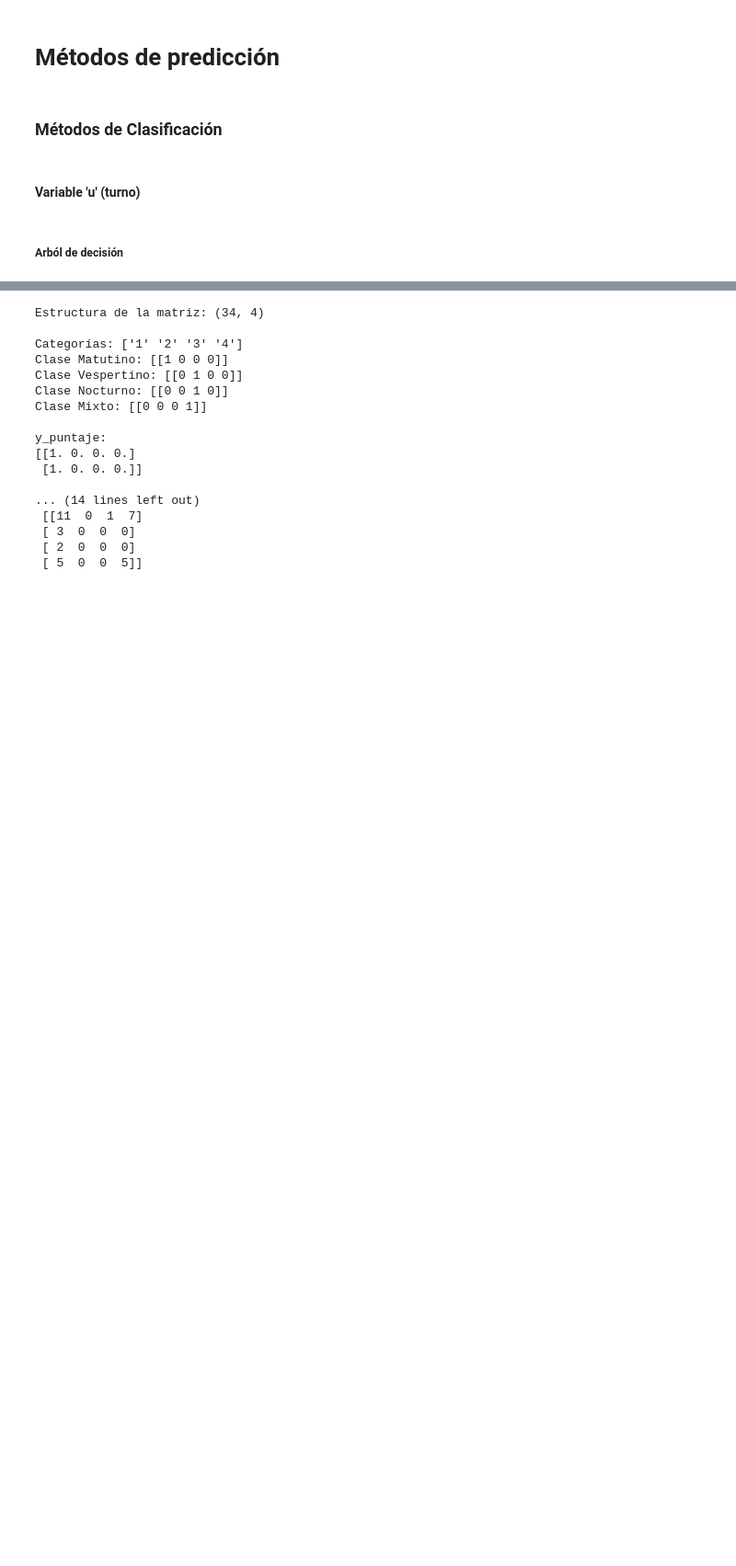
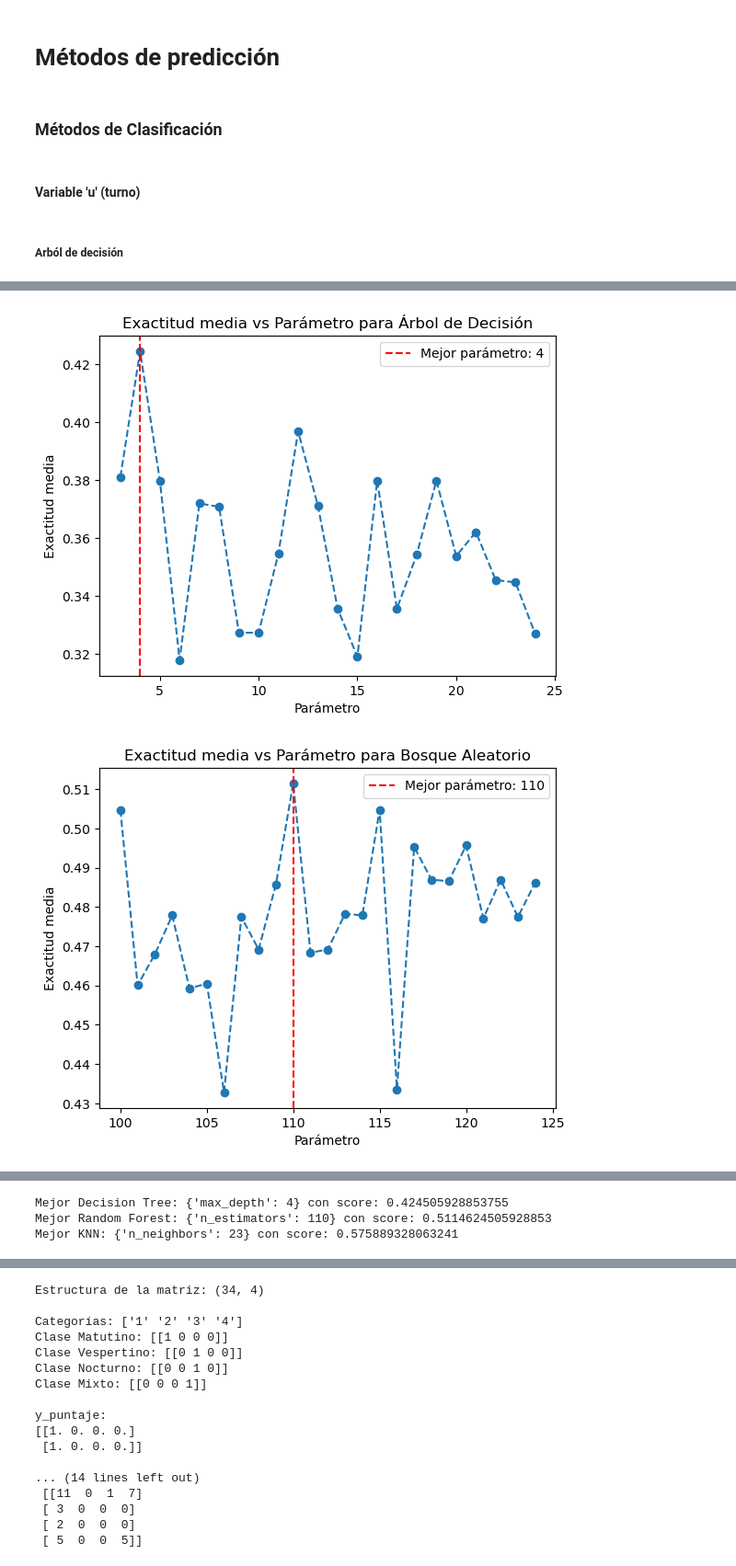
Before and after one commit to paco-da/crispy-invention_metodos, a Jupyter notebook: metodos_predictivos.ipynb, the cells around one changed output, grey strips where cells are left out. Shown at 92% size. Cells and saved outputs as stored; diff of their text form; code cells hidden in the pictures; blank space fills up the shorter version.

Commit message:
realice funcion que itera, pero no grafica la desviacion estandar. checare si no es mas facil trabajar sobre el codigo que ya tengo

```diff
--- a/metodos_predictivos.ipynb
+++ b/metodos_predictivos.ipynb
@@ -346,0 +324,58 @@ ValueError: The least populated class in y has only 1 member, which is too few.
+# %%
+# División inicial del conjunto de datos
+X_entrenamiento, X_prueba, y_entrenamiento, y_prueba = train_test_split(
+    X,
+    y,
+    test_size = 0.3,
+    random_state = arreglo_aleatorio[0],
+    stratify = y
+)
+# %%
+def evaluar_y_graficar_modelo(modelo, nombre_modelo, lista_parametros, X_entrenamiento, X_prueba, y_entrenamiento, y_prueba, cv = 5):
+    scores_para_graficar = []
+    std_para_graficar = []
+    mejor_score = 0
+    mejor_parametro = None
+
+    for param in lista_parametros:
+        modelo.set_params(**param)
+        modelo.fit(X_entrenamiento, y_entrenamiento)
+        score = cross_val_score(modelo, X, y, cv = cv, scoring='accuracy')
+        scores_para_graficar.append(score.mean())
+        std_para_graficar.append(score.std())
+        if score.mean() > mejor_score:
+            mejor_score = score.mean()
+            mejor_parametro = param
+
+    # Graficar los resultados
+    plt.figure()
+    parametros = [list(param.values())[0] for param in lista_parametros]  # Extraemos el valor del parámetro para cada configuración
+    plt.plot(parametros, scores_para_graficar, 'o--')
+    plt.xlabel('Parámetro')
+    plt.ylabel('Exactitud media')
+    plt.title(f'Exactitud media vs Parámetro para {nombre_modelo}')
+    plt.axvline(x=list(mejor_parametro.values())[0], color='r', linestyle='--', label=f'Mejor parámetro: {list(mejor_parametro.values())[0]}')
+    plt.legend()
+    plt.show()
+
+    return mejor_parametro, mejor_score
+
+# Árbol de Decisión
+parametros_arbol = [{'max_depth': depth} for depth in range(3, 25)]
+mejor_param_arbol, mejor_score_arbol = evaluar_y_graficar_modelo(DecisionTreeClassifier(), "Árbol de Decisión", parametros_arbol, X_entrenamiento, X_prueba, y_entrenamiento, y_prueba)
+
+# Bosque Aleatorio
+parametros_bosque = [{'n_estimators': est} for est in range(100, 125)]
+mejor_param_bosque, mejor_score_bosque = evaluar_y_graficar_modelo(RandomForestClassifier(), "Bosque Aleatorio", parametros_bosque, X_entrenamiento, X_prueba, y_entrenamiento, y_prueba)
+
+# KNN
+parametros_knn = [{'n_neighbors': k} for k in range(3, 36, 2)]
+mejor_param_knn, mejor_score_knn = evaluar_y_graficar_modelo(KNeighborsClassifier(), "K-Vecinos Más Cercanos", parametros_knn, X_entrenamiento, X_prueba, y_entrenamiento, y_prueba)
+
+# Imprimir los resultados
+print(f"Mejor Decision Tree: {mejor_param_arbol} con score: {mejor_score_arbol}")
+print(f"Mejor Random Forest: {mejor_param_bosque} con score: {mejor_score_bosque}")
+print(f"Mejor KNN: {mejor_param_knn} con score: {mejor_score_knn}")
+# %% [output]
+[figure, added]
+[figure, added]
@@ -346,0 +383,3 @@ ValueError: The least populated class in y has only 1 member, which is too few.
+Mejor Decision Tree: {'max_depth': 4} con score: 0.424505928853755
+Mejor Random Forest: {'n_estimators': 110} con score: 0.5114624505928853
+Mejor KNN: {'n_neighbors': 23} con score: 0.575889328063241
```
Also changed, not shown: parts of 3 cells of this notebook.
